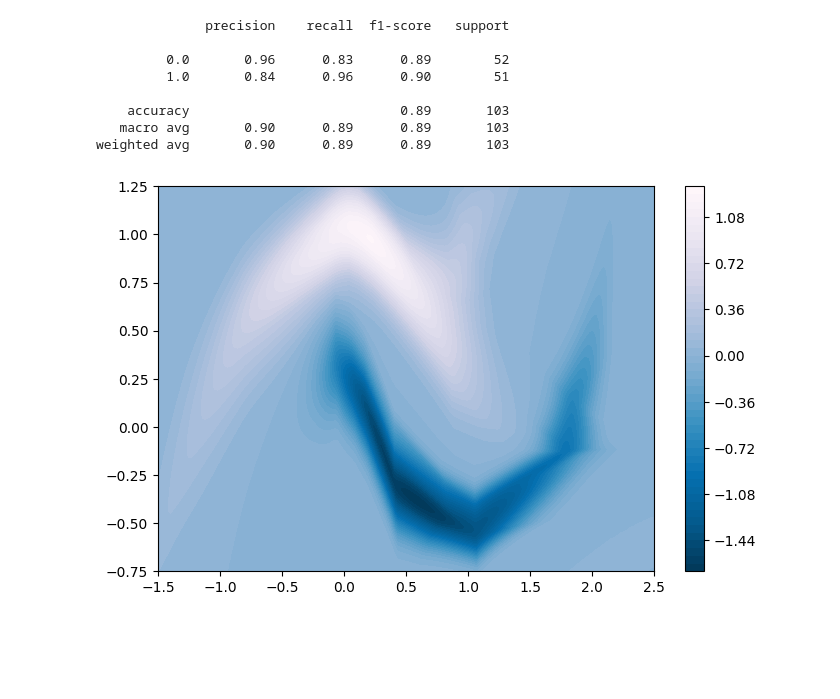
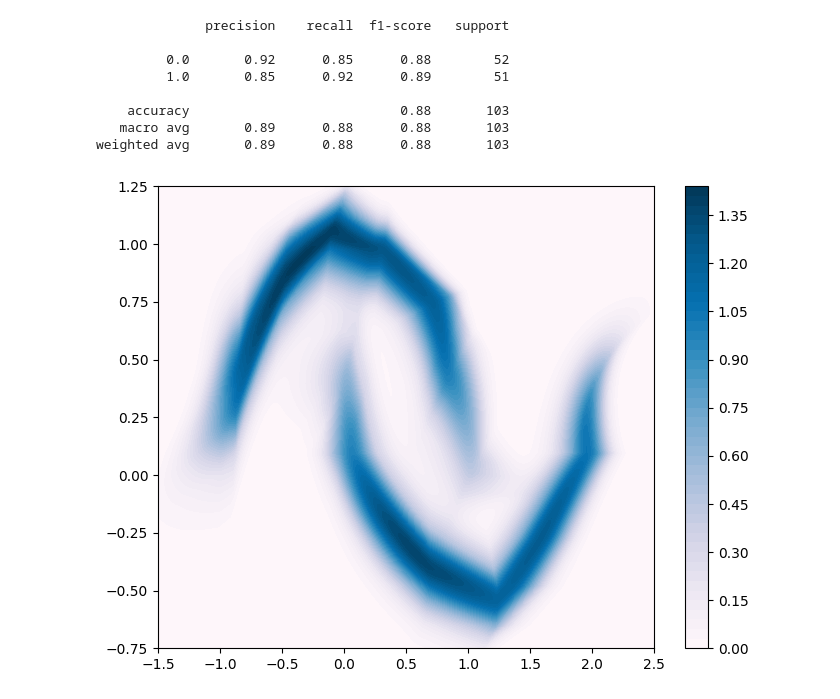
Before and after one commit to ofurman/counterfactuals, a Jupyter notebook: notebooks/visualisation.ipynb, the cells around one changed output. Drawn from its saved outputs; the diff is of its cells as text; code cells hidden in the pictures; blank space fills up the shorter version.

Commit message:
feat: visualisations

```diff
--- a/notebooks/visualisation.ipynb
+++ b/notebooks/visualisation.ipynb
@@ -27,19 +25,20 @@ from counterfactuals.utils import plot_loss_space, plot_model_distribution
 # %%
 dataset = MoonsDataset(file_path="../data/moons.csv")
 # %%
-disc_model = LogisticRegression(dataset.X_train.shape[1], 1)
-train_dataloader = dataset.train_dataloader(batch_size=64, shuffle=True, noise_lvl=0)
-disc_model.fit(train_loader=train_dataloader, epochs=200)
+disc_model = torch.load("../models/disc_model_LR_MoonsDataset.pt")
+# disc_model = LogisticRegression(dataset.X_train.shape[1], 1)
+# train_dataloader = dataset.train_dataloader(batch_size=64, shuffle=True, noise_lvl=0)
+# disc_model.fit(train_loader=train_dataloader, epochs=200)
 print(classification_report(dataset.y_test, disc_model.predict(dataset.X_test)))
 # %% [output]
               precision    recall  f1-score   support
 
-         0.0       0.96      0.83      0.89        52
-         1.0       0.84      0.96      0.90        51
+         0.0       0.92      0.85      0.88        52
+         1.0       0.85      0.92      0.89        51
 
-    accuracy                           0.89       103
-   macro avg       0.90      0.89      0.89       103
-weighted avg       0.90      0.89      0.89       103
+    accuracy                           0.88       103
+   macro avg       0.89      0.88      0.88       103
+weighted avg       0.89      0.88      0.88       103
 # %%
 flow = MaskedAutoregressiveFlow(features=2, hidden_features=4, context_features=1)
 cf = ApproachGenDiscLoss(
@@ -50,15 +49,15 @@ cf = ApproachGenDiscLoss(
     neptune_run=None,
 )
 # %%
-train_dataloader = dataset.train_dataloader(batch_size=64, shuffle=True, noise_lvl=0)
+train_dataloader = dataset.train_dataloader(batch_size=64, shuffle=True, noise_lvl=1e-5)
 test_dataloader = dataset.test_dataloader(batch_size=64, shuffle=False)
 cf.train_model(
     train_loader=train_dataloader,
     test_loader=test_dataloader,
-    epochs=100,
+    epochs=200,
 )
 # %%
-plot_model_distribution(cf.gen_model)
+ax = plot_model_distribution(cf.gen_model)
 # %% [output]
-[figure, old version]
+[figure, new version]
 # %%
```
Also changed, not shown: parts of 5 cells of this notebook, 1 other file.
